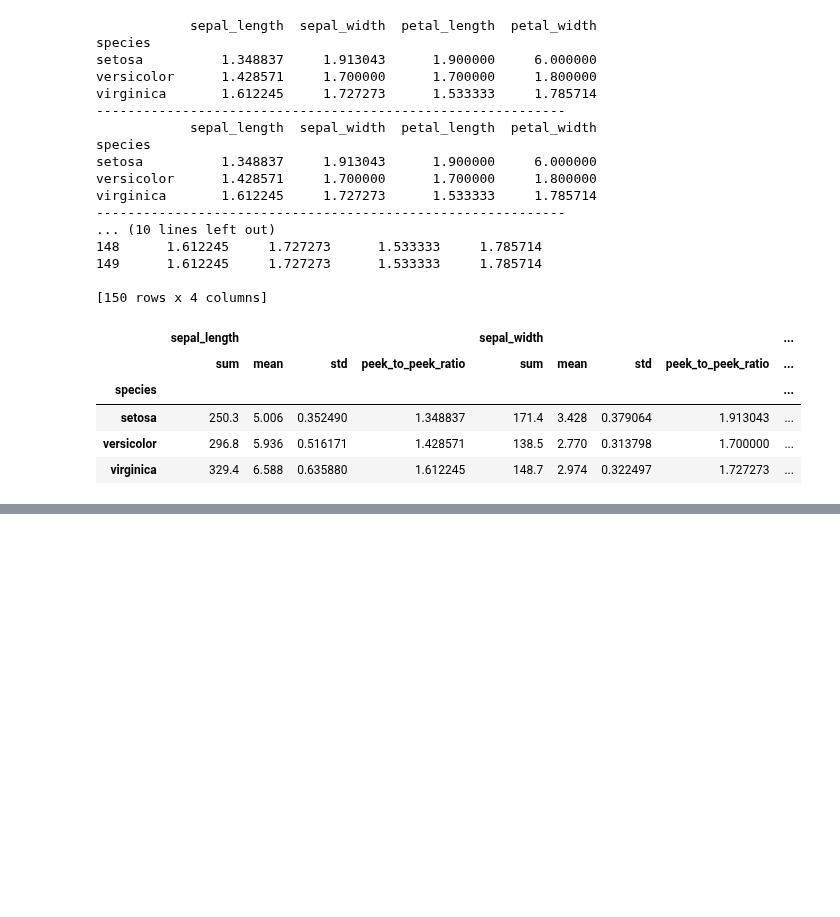
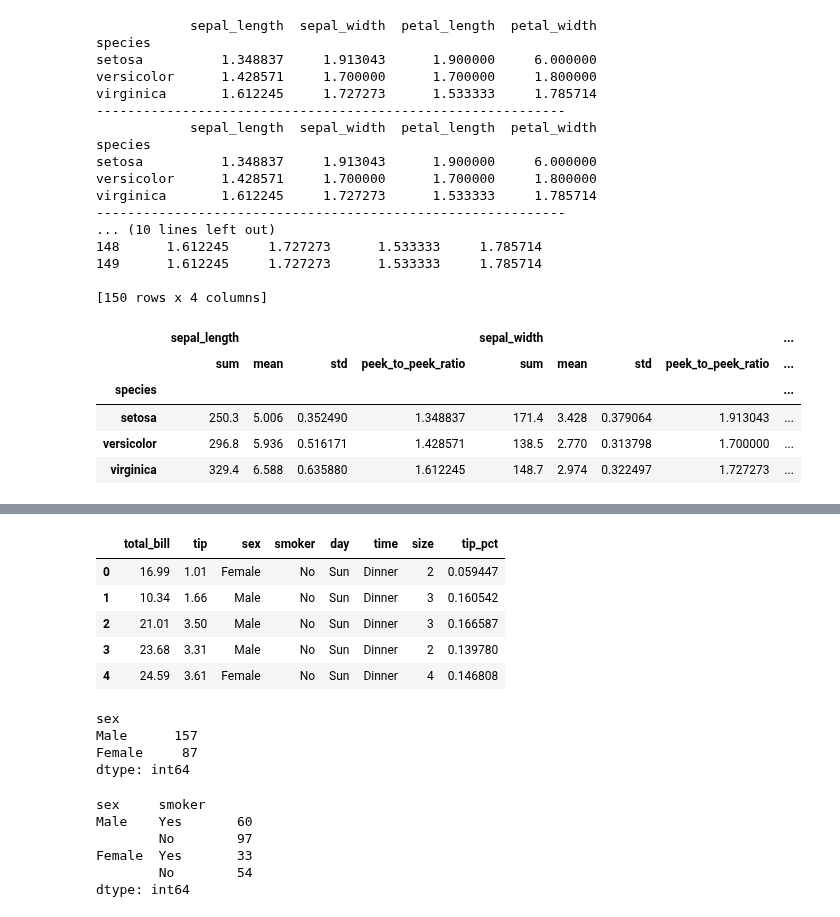
Before and after one commit to NikeLee/pythonwork, a Jupyter notebook: analysis/2_pandas.ipynb, the cells around one changed output, grey strips where cells are left out. Drawn from its saved outputs; the diff is of its cells as text; code cells hidden in the pictures; blank space fills up the shorter version.

```diff
--- a/analysis/2_pandas.ipynb
+++ b/analysis/2_pandas.ipynb
@@ -1929,0 +1935,8 @@ print("===========================================================")
+# %%
+import seaborn as sns
+
+tips = sns.load_dataset("tips")
+print(tips.head())
+print(tips.tail())
+print(tips.describe())
+print(tips.info())
@@ -1929,0 +1961,35 @@ print("===========================================================")
+# %%
+##### 식사 대금과 팁의 비율(tip / total_bill)을 나타내는 tip_pct라는 파생변수 추가
+
+tips["tip_pct"] = tips.tip / tips.total_bill
+tips.head()
+# %% [output]
+|  | total_bill | tip | sex | smoker | day | time | size | tip_pct |
+| 0 | 16.99 | 1.01 | Female | No | Sun | Dinner | 2 | 0.059447 |
+| 1 | 10.34 | 1.66 | Male | No | Sun | Dinner | 3 | 0.160542 |
+| 2 | 21.01 | 3.50 | Male | No | Sun | Dinner | 3 | 0.166587 |
+| 3 | 23.68 | 3.31 | Male | No | Sun | Dinner | 2 | 0.139780 |
+| 4 | 24.59 | 3.61 | Female | No | Sun | Dinner | 4 | 0.146808 |
+# %%
+##### 성별로 인원 수 파악
+
+tips["sex"].value_counts()
+tips.groupby("sex").count()
+tips.groupby("sex").size()
+# %% [output]
+sex
+Male      157
+Female     87
+dtype: int64
+# %%
+##### 성별, 흡연 유무별로 인원수 파악
+
+tips.groupby(["sex", "smoker"]).count()
+tips.groupby(["sex", "smoker"]).size()
+# %% [output]
+sex     smoker
+Male    Yes       60
+        No        97
+Female  Yes       33
+        No        54
+dtype: int64
```
Also changed, not shown: parts of 20 cells of this notebook, 1 other file.
